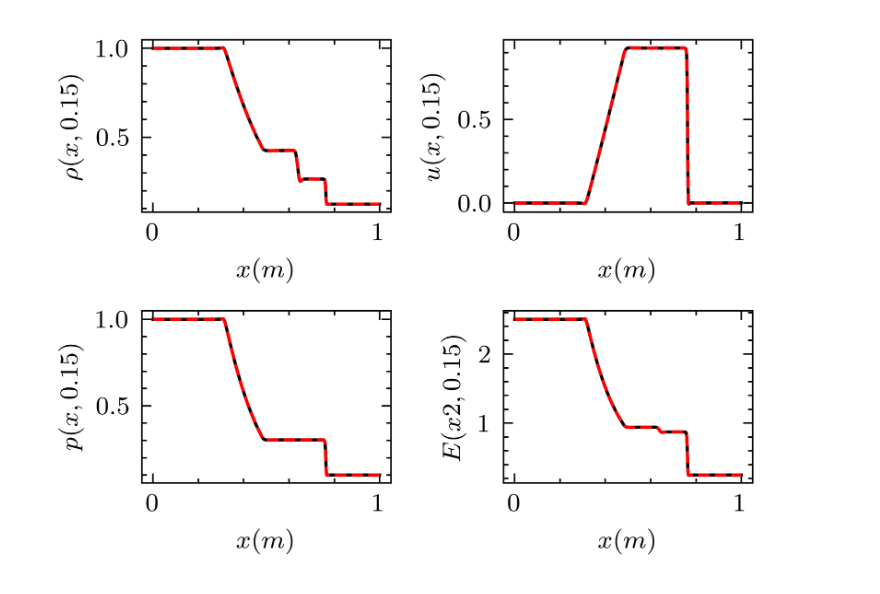
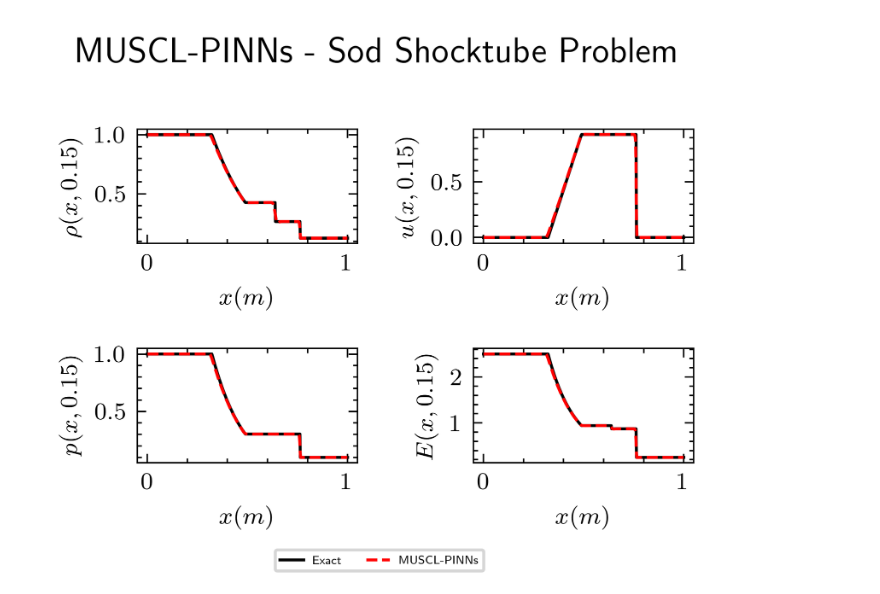
Before and after one commit to alexpapados/Finite-Volume-Physics-Informed-Neural-Network, a Jupyter notebook: FV-PINNs.ipynb, the cells around one changed output. Saved outputs shown, nothing was run; the diff lists cells and outputs as text; code cells hidden in the pictures.

```diff
--- a/FV-PINNs.ipynb
+++ b/FV-PINNs.ipynb
@@ -263,35 +262,53 @@ scipy.io.savemat('Sod_Shock_Tube.mat', {'x': xc, 'rho': q[0, 1:nx-1],
 # %%
 data = scipy.io.loadmat('Sod_Shock_Tube.mat')                                 # Import Solution data
+
 xc   = data['x'].flatten()[:,None]                                            # Partitioned spatial coordinates
 
 rho = data['rho'].flatten()[:,None]
 u   = data['u'].flatten()[:,None]
 e   = data['E'].flatten()[:,None]
 E   = data['E'].flatten()[:,None]*rho
+
+data = scipy.io.loadmat('sod_exact.mat')
+xe = data['xe'].flatten()[:,None]
+re = data['re'].flatten()[:,None]
+ue   = data['ue'].flatten()[:,None]
+Ee  = data['Ee'].flatten()[:,None]
+pe  = data['pe'].flatten()[:,None]
 pp  = (1.4-1)*rho*(e-0.5*u**2)
 with plt.style.context(['science', 'ieee']):
 
-        fig, ((ax1, ax2), (ax3, ax4)) = plt.subplots(nrows=2, ncols=2)
+    fig, ((ax1, ax2), (ax3, ax4)) = plt.subplots(nrows=2, ncols=2)
+    for p in [10]:
 
-        for p in [1, 2]:
-            ax1.plot(xc, rho, label = p)
-            ax2.plot(xc, u, label = p)
-            ax3.plot(xc, pp, label = p)
-            ax4.plot(xc, E, label = p)
+        ax1.plot(xe, re, label = p)
+        ax1.plot(xc, rho, label = p)
+
+        ax2.plot(xe, ue, label = p)
+        ax2.plot(xc, u)
+
+
+        ax3.plot(xe, pe, label = p)
+        ax3.plot(xc, pp, label = p)
+
+        ax4.plot(xe, Ee*re, label = p)
+        ax4.plot(xc, E, label = p)
 
         ax1.set_xlabel(r'$x(m)$')
         ax1.set_ylabel(r'$\rho(x,0.15)$')
 
         ax2.set_xlabel(r'$x(m)$')
         ax2.set_ylabel(r'$u(x,0.15)$')
 
         ax3.set_xlabel(r'$x(m)$')
         ax3.set_ylabel(r'$p(x,0.15)$')
 
         ax4.set_xlabel(r'$x(m)$')
-        ax4.set_ylabel(r'$E(x2,0.15)$')
-        plt.tight_layout()
+        ax4.set_ylabel(r'$E(x,0.15)$')
 
+fig.legend(['Exact', 'MUSCL-PINNs'], ncol = 2, loc='lower center', fontsize= 4)
+plt.suptitle(r'MUSCL-PINNs - Sod Shocktube Problem')
+plt.tight_layout()
 plt.show()
 # %% [output]
-[figure, old version]
+[figure, new version]
```
Also changed, not shown: parts of 1 cell of this notebook.
